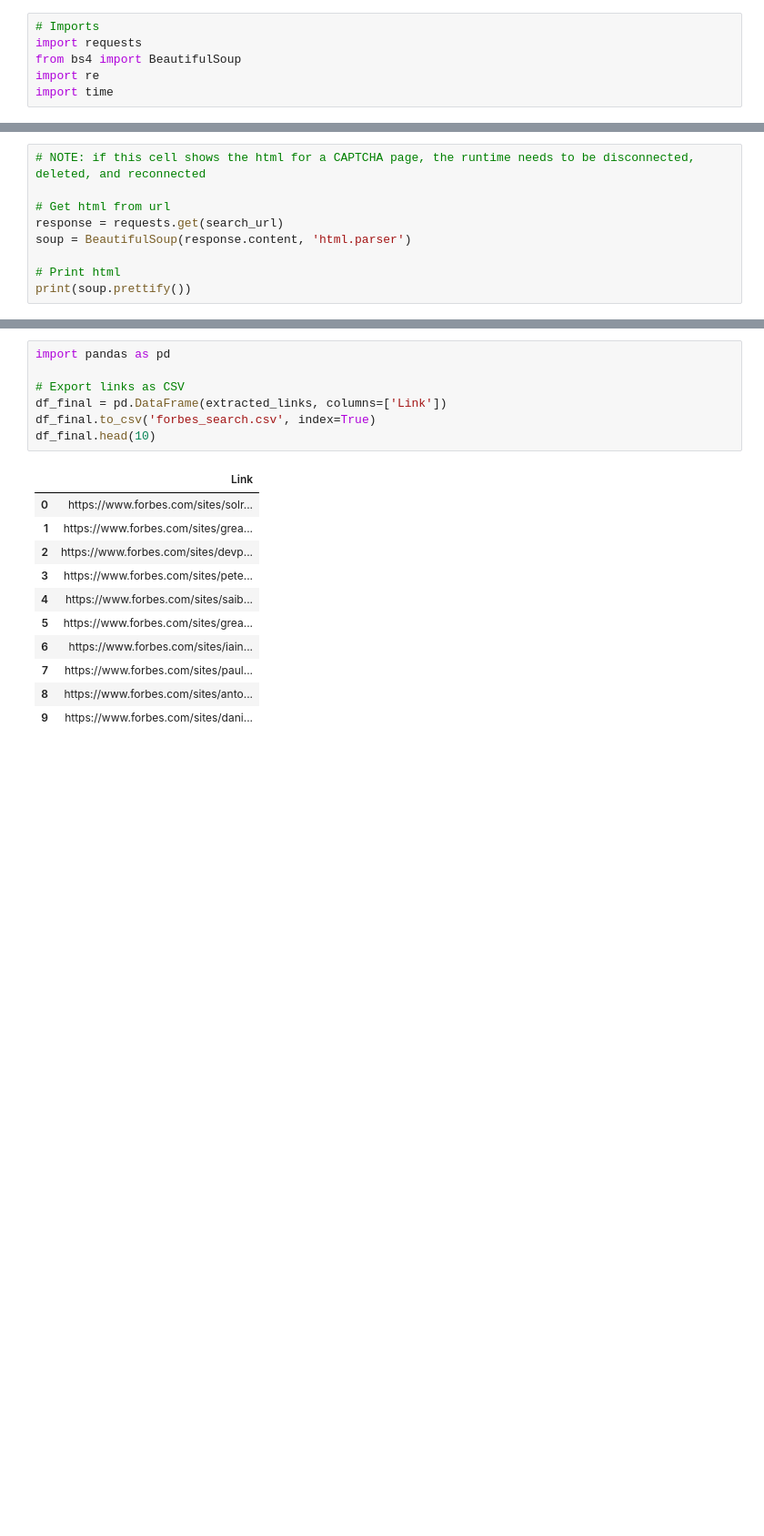
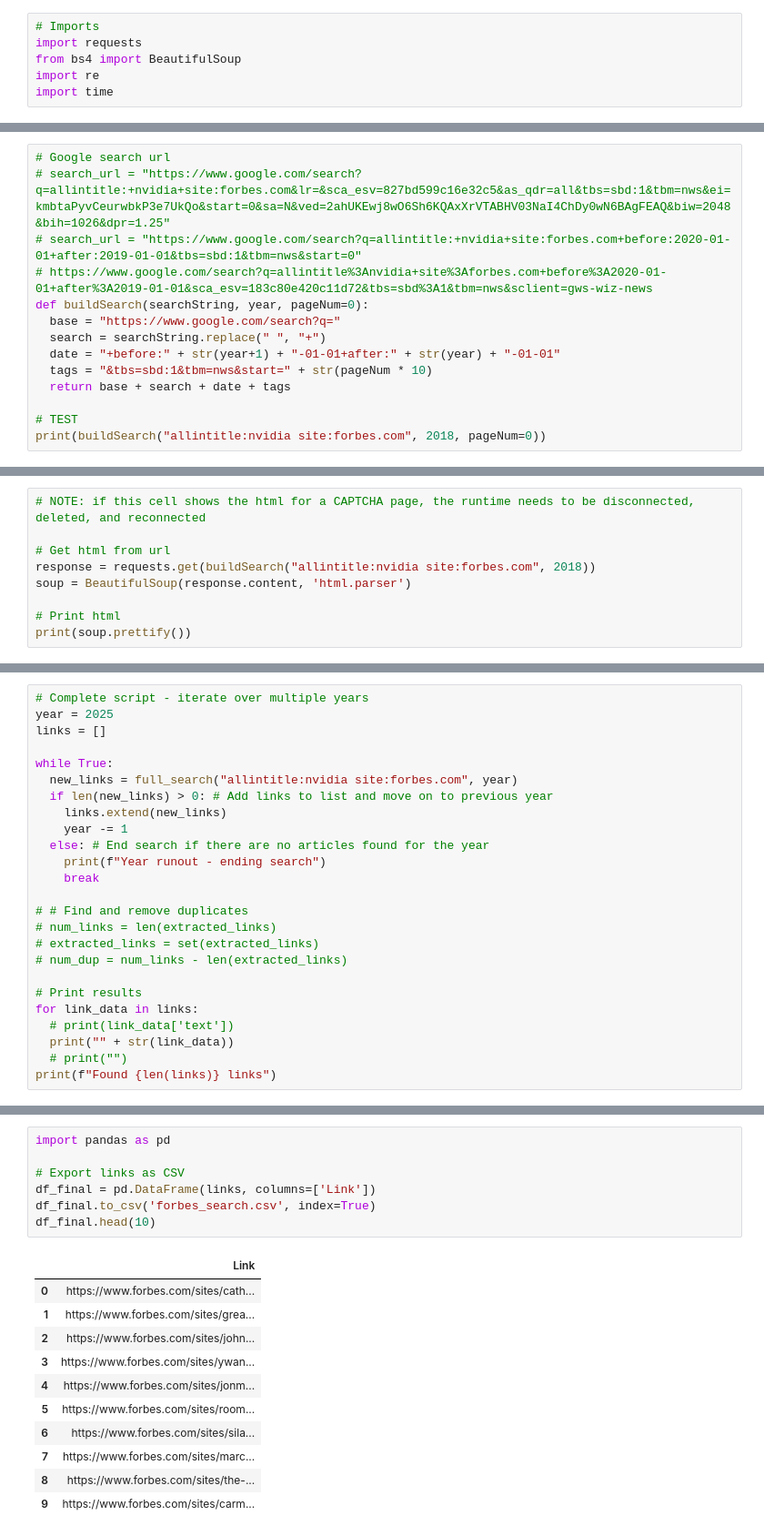
Before and after one commit to fdac25/trading, a Jupyter notebook: src/forbesFinder.ipynb, the cells around one changed output, grey strips where cells are left out. Shown at 91% size. Drawn from its saved outputs; the diff is of its cells as text; blank space fills up the shorter version.

Commit message:
Updated to scrape articles by year, now obtaining ~740 articles (#6)

```diff
--- a/src/forbesFinder.ipynb
+++ b/src/forbesFinder.ipynb
@@ -11,0 +9,14 @@ search_url = "https://www.google.com/search?q=allintitle:+nvidia+site:forbes.com
+# %%
+# Google search url
+# search_url = "https://www.google.com/search?q=allintitle:+nvidia+site:forbes.com&lr=&sca_esv=827bd599c16e32c5&as_qdr=all&tbs=sbd:1&tbm=nws&ei=kmbtaPyvCeurwbkP3e7UkQo&start=0&sa=N&ved=2ahUKEwj8wO6Sh6KQAxXrVTABHV03NaI4ChDy0wN6BAgFEAQ&biw=2048&bih=1026&dpr=1.25"
+# search_url = "https://www.google.com/search?q=allintitle:+nvidia+site:forbes.com+before:2020-01-01+after:2019-01-01&tbs=sbd:1&tbm=nws&start=0"
+# https://www.google.com/search?q=allintitle%3Anvidia+site%3Aforbes.com+before%3A2020-01-01+after%3A2019-01-01&sca_esv=183c80e420c11d72&tbs=sbd%3A1&tbm=nws&sclient=gws-wiz-news
+def buildSearch(searchString, year, pageNum=0):
+  base = "https://www.google.com/search?q="
+  search = searchString.replace(" ", "+")
+  date = "+before:" + str(year+1) + "-01-01+after:" + str(year) + "-01-01"
+  tags = "&tbs=sbd:1&tbm=nws&start=" + str(pageNum * 10)
+  return base + search + date + tags
+
+# TEST
+print(buildSearch("allintitle:nvidia site:forbes.com", 2018, pageNum=0))
@@ -13,7 +26,7 @@ search_url = "https://www.google.com/search?q=allintitle:+nvidia+site:forbes.com
 # NOTE: if this cell shows the html for a CAPTCHA page, the runtime needs to be disconnected, deleted, and reconnected
 
 # Get html from url
-response = requests.get(search_url)
+response = requests.get(buildSearch("allintitle:nvidia site:forbes.com", 2018))
 soup = BeautifulSoup(response.content, 'html.parser')
 
 # Print html
@@ -142,0 +125,25 @@ Found 293 links
+# %%
+# Complete script - iterate over multiple years
+year = 2025
+links = []
+
+while True:
+  new_links = full_search("allintitle:nvidia site:forbes.com", year)
+  if len(new_links) > 0: # Add links to list and move on to previous year
+    links.extend(new_links)
+    year -= 1
+  else: # End search if there are no articles found for the year
+    print(f"Year runout - ending search")
+    break
+
+# # Find and remove duplicates
+# num_links = len(extracted_links)
+# extracted_links = set(extracted_links)
+# num_dup = num_links - len(extracted_links)
+
+# Print results
+for link_data in links:
+  # print(link_data['text'])
+  print("" + str(link_data))
+  # print("")
+print(f"Found {len(links)} links")
@@ -143,19 +168,19 @@ Found 293 links
 # %%
 import pandas as pd
 
 # Export links as CSV
-df_final = pd.DataFrame(extracted_links, columns=['Link'])
+df_final = pd.DataFrame(links, columns=['Link'])
 df_final.to_csv('forbes_search.csv', index=True)
 df_final.head(10)
 # %% [output]
 |  | Link |
-| 0 | https://www.forbes.com/sites/solr... |
+| 0 | https://www.forbes.com/sites/cath... |
 | 1 | https://www.forbes.com/sites/grea... |
-| 2 | https://www.forbes.com/sites/devp... |
-| 3 | https://www.forbes.com/sites/pete... |
-| 4 | https://www.forbes.com/sites/saib... |
-| 5 | https://www.forbes.com/sites/grea... |
-| 6 | https://www.forbes.com/sites/iain... |
-| 7 | https://www.forbes.com/sites/paul... |
-| 8 | https://www.forbes.com/sites/anto... |
-| 9 | https://www.forbes.com/sites/dani... |
+| 2 | https://www.forbes.com/sites/john... |
+| 3 | https://www.forbes.com/sites/ywan... |
+| 4 | https://www.forbes.com/sites/jonm... |
+| 5 | https://www.forbes.com/sites/room... |
+| 6 | https://www.forbes.com/sites/sila... |
+| 7 | https://www.forbes.com/sites/marc... |
+| 8 | https://www.forbes.com/sites/the-... |
+| 9 | https://www.forbes.com/sites/carm... |
```
Also changed, not shown: parts of 6 cells of this notebook.
